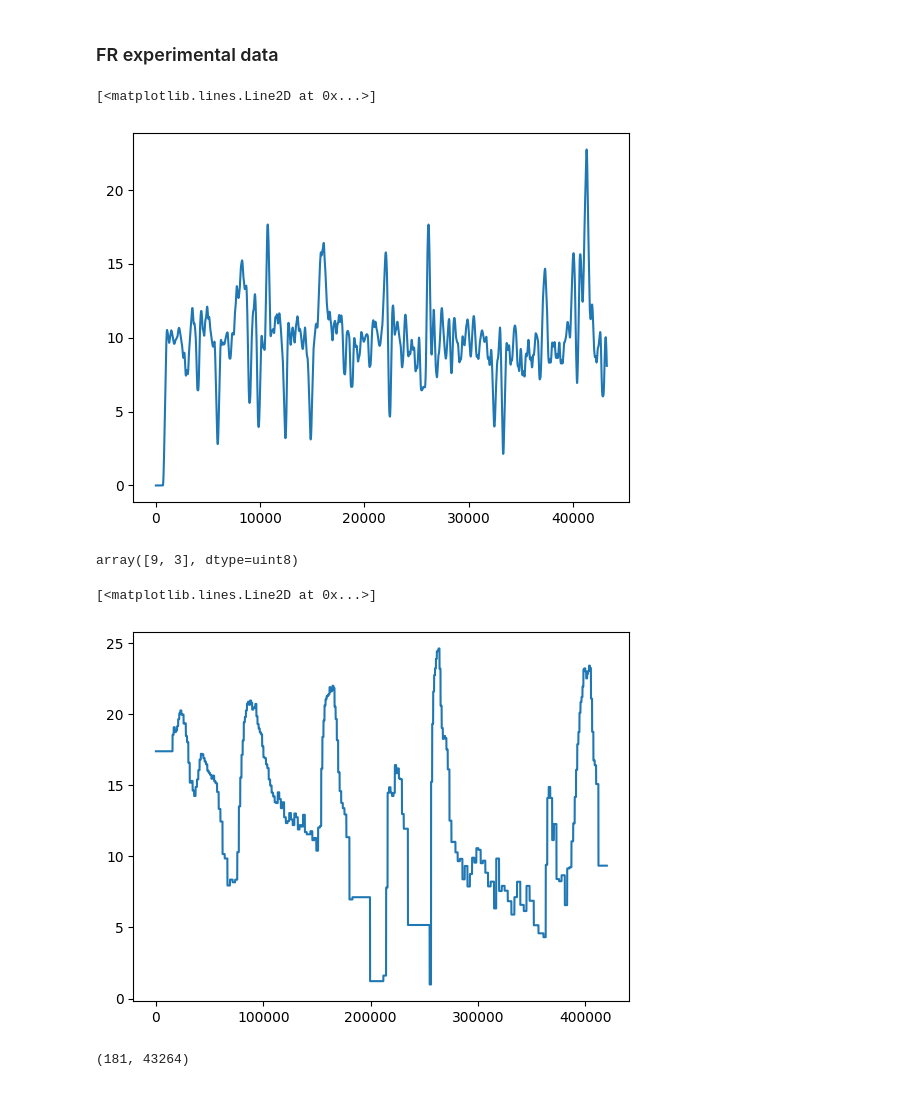
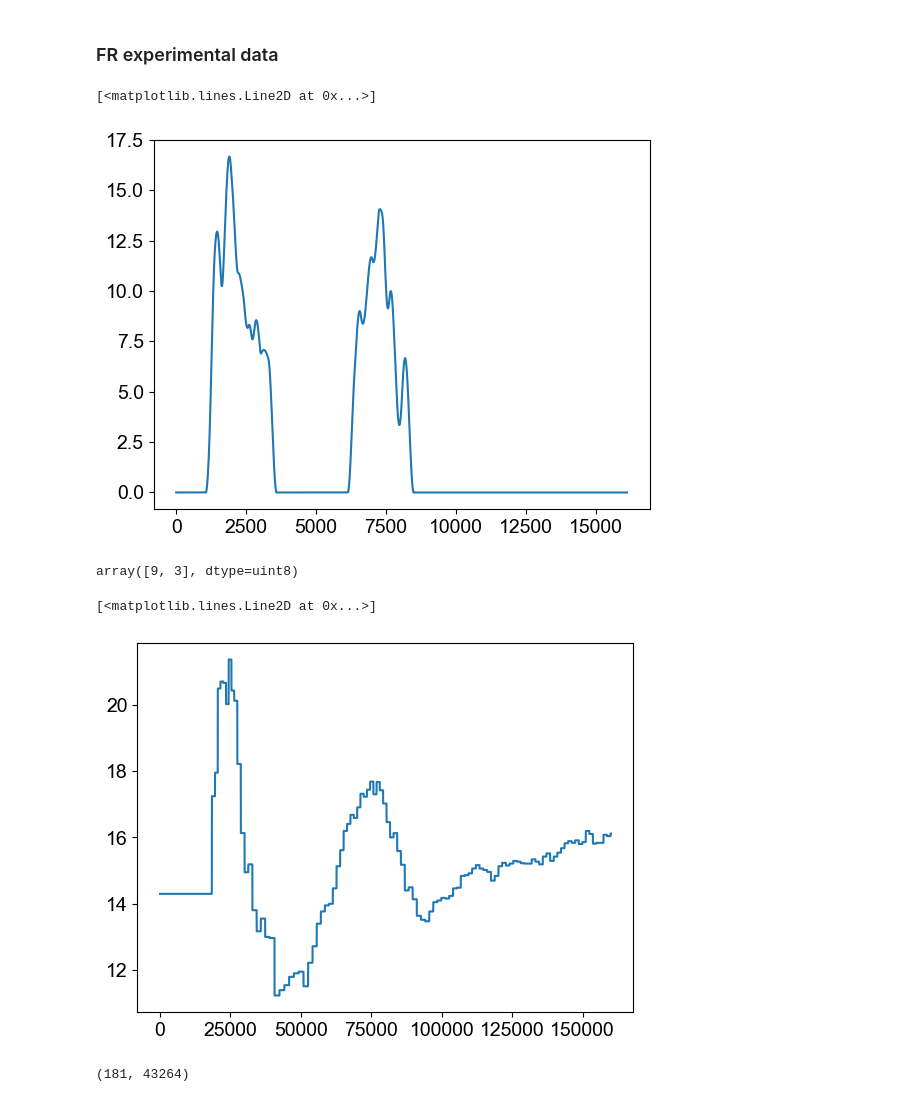
Before and after one commit to natmtc/flexible-motoneuron-control, a Jupyter notebook: Experimental_data_analysis_test.ipynb, the cells around one changed output. Cells and saved outputs as stored; diff of their text form; code cells hidden in the pictures.

```diff
--- a/Experimental_data_analysis_test.ipynb
+++ b/Experimental_data_analysis_test.ipynb
@@ -1475,32 +1491,35 @@ def spikes_to_firing_rate(spike_array, fs, window_duration=0.3):
 ### FR experimental data
 # %%
 
-file_path = "/Users/nmt121/Desktop/DATA/S1/E3_MB01_Day01High_21.pkl"
+file_path = "/Users/nmt121/Desktop/DATA/S1/E3_MB01_Day14High_28.pkl"
+
+
+
 with open(file_path, "rb") as f:
     data = pickle.load(f)
 
 spike_array = data["MU"]
 fs = 2048
 fr_exp = spikes_to_firing_rate(spike_array, fs, window_duration=0.3)
 fr_exp.T.shape
 plt.plot(fr_exp[0,:])
 # %% [output]
 [<matplotlib.lines.Line2D at 0x...>]
-[figure, old version]
+[figure, new version]
 # %%
 data["Idx_MU_Pair"]
 # %% [output]
 array([9, 3], dtype=uint8)
 # %%
-file_path = "/Users/nmt121/Desktop/Repositories/Motoneuron_Model/Data_MN_Model/Data_final/all_rates_full1.jld2"
+file_path = "/Users/nmt121/Desktop/Repositories/Motoneuron_Model/Data_MN_Model/Data_final/all_rates_full14.jld2"
 with h5py.File(file_path, "r") as f:
     fr_sim = f["rates_full"][:]
 
 fr_sim.shape
-plt.plot(fr_sim[:,180])
+plt.plot(fr_sim[:,3])
 # %% [output]
 [<matplotlib.lines.Line2D at 0x...>]
-[figure, old version]
+[figure, new version]
 # %%
 # downsample simulation to experimental length
 target_len = fr_exp.shape[1]
```
Also changed, not shown: parts of 14 cells of this notebook, 2 other files.
